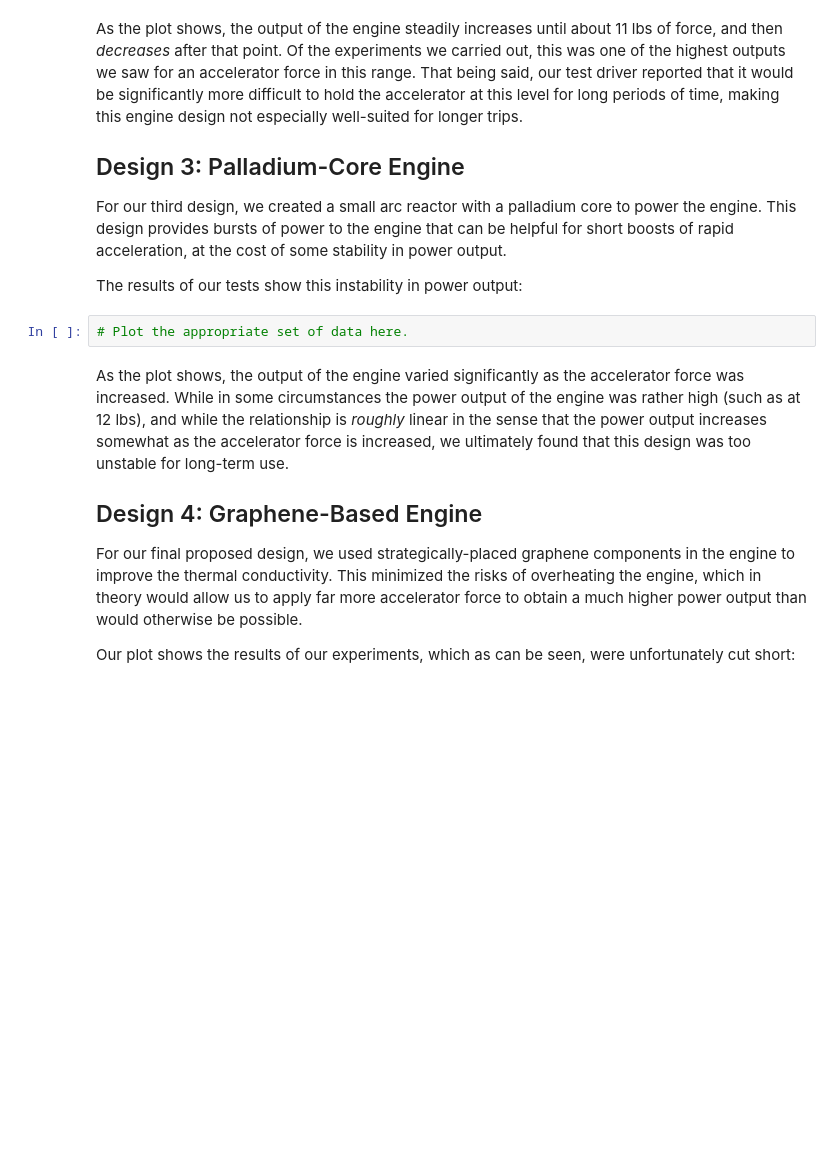
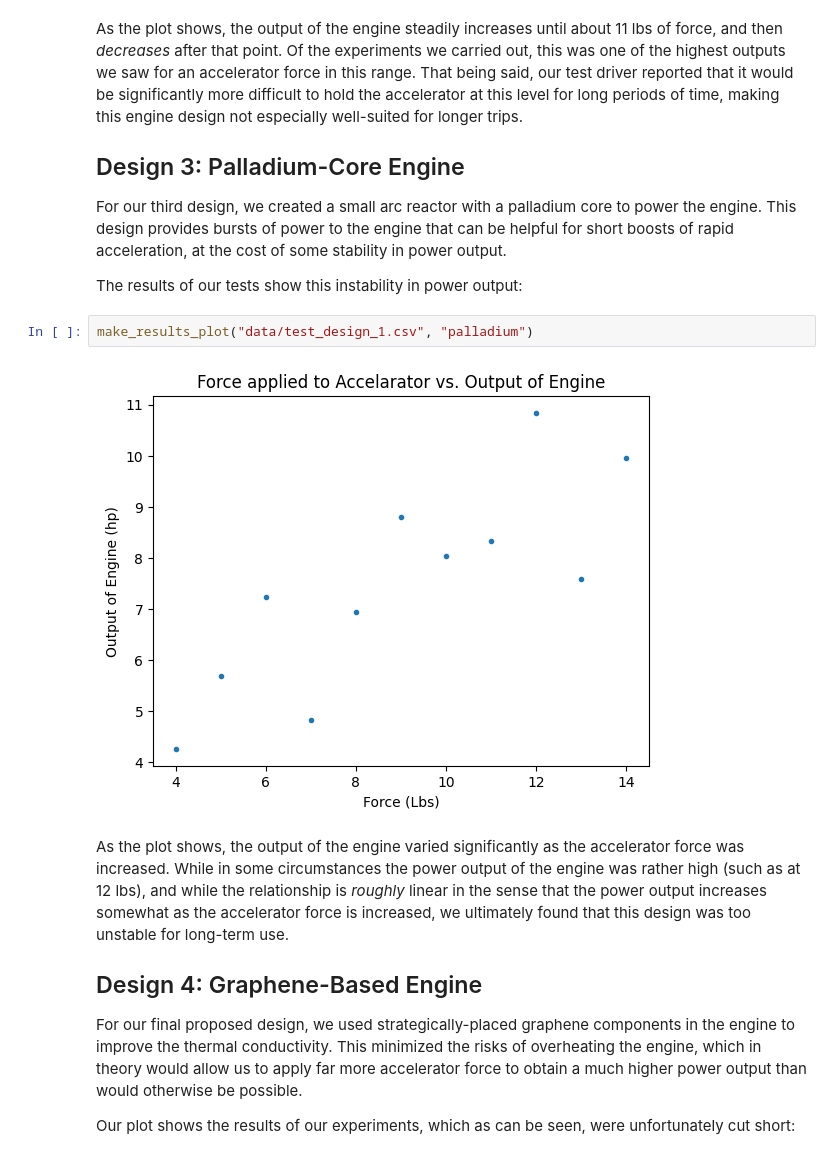
Before and after one commit to BagelSandwich4/softdes-ps4-team-36, a Jupyter notebook: vroom.ipynb, the cells around one changed output. Saved outputs shown, nothing was run; the diff lists cells and outputs as text; blank space fills up the shorter version.

```diff
--- a/vroom.ipynb
+++ b/vroom.ipynb
@@ -67,8 +71,10 @@ As the plot shows, the output of the engine steadily increases until about 11 lb
 For our third design, we created a small arc reactor with a palladium core to power the engine. This design provides bursts of power to the engine that can be helpful for short boosts of rapid acceleration, at the cost of some stability in power output.
 
 The results of our tests show this instability in power output:
-# %%
-# Plot the appropriate set of data here.
+# %%
+make_results_plot("data/test_design_1.csv", "palladium")
+# %% [output]
+[figure, added]
 # %% [markdown]
 As the plot shows, the output of the engine varied significantly as the accelerator force was increased. While in some circumstances the power output of the engine was rather high (such as at 12 lbs), and while the relationship is *roughly* linear in the sense that the power output increases somewhat as the accelerator force is increased, we ultimately found that this design was too unstable for long-term use.
 
```
Also changed, not shown: parts of 6 cells of this notebook, 1 other file.
